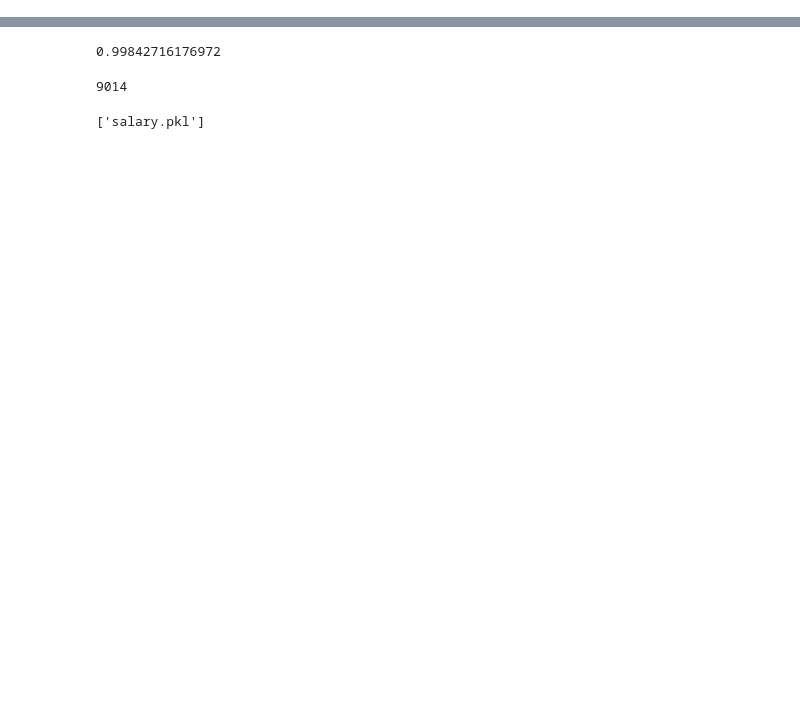
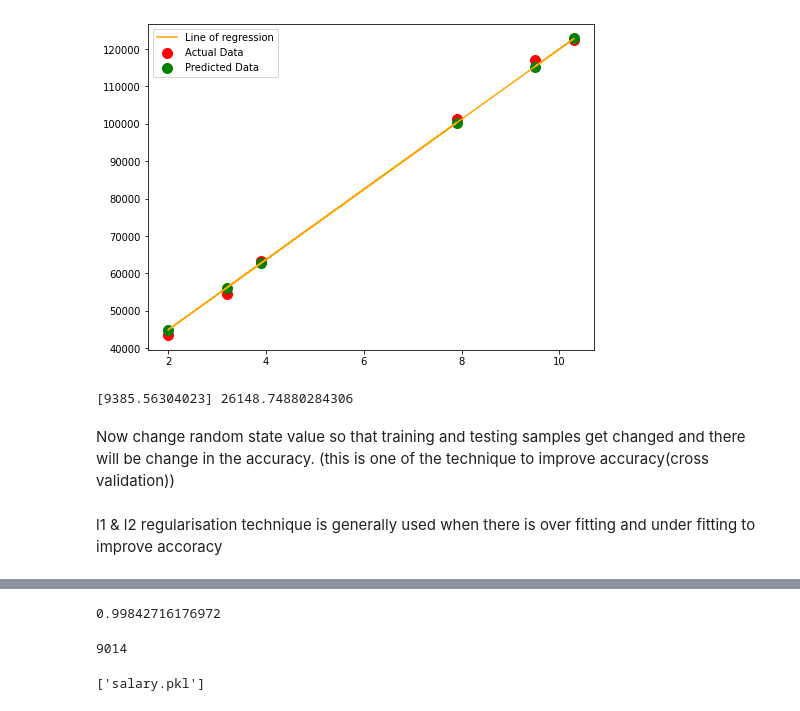
Before and after one commit to AKHILM20DS007/AKHILM20DS007, a Jupyter notebook: Linear_Regression_Salary_Prediction.ipynb, the cells around one changed output, grey strips where cells are left out. Drawn from its saved outputs; the diff is of its cells as text; code cells hidden in the pictures; blank space fills up the shorter version.

```diff
--- a/Linear_Regression_Salary_Prediction.ipynb
+++ b/Linear_Regression_Salary_Prediction.ipynb
@@ -119,0 +91,21 @@ for i in range(10000):
+# %%
+### Plot Line of Regression for Testing Samples
+plt.figure(figsize=(8,6))
+plt.scatter(xtest,ytest,color='red',s=100,label="Actual Data")
+plt.scatter(xtest,model.predict(xtest),color='green',s=100,label="Predicted Data")
+plt.plot(xtest,model.predict(xtest),color='orange',label="Line of regression")
+plt.legend()
+plt.show()
+# %% [output]
+[figure, added]
+# %%
+## equation of a line  that we have got in above (y=mx+c , m and c values )
+m = model.coef_
+c = model.intercept_
+print(m,c)
+# %% [output]
+[9385.56304023] 26148.74880284306
+# %% [markdown]
+Now change random state value so that training and testing samples get changed and there will be change in the accuracy. (this is one of the technique to improve accuracy(cross validation))
+# %% [markdown]
+l1 & l2 regularisation technique is generally used when there is over fitting and under fitting to improve accoracy
```
Also changed, not shown: parts of 48 cells of this notebook.
